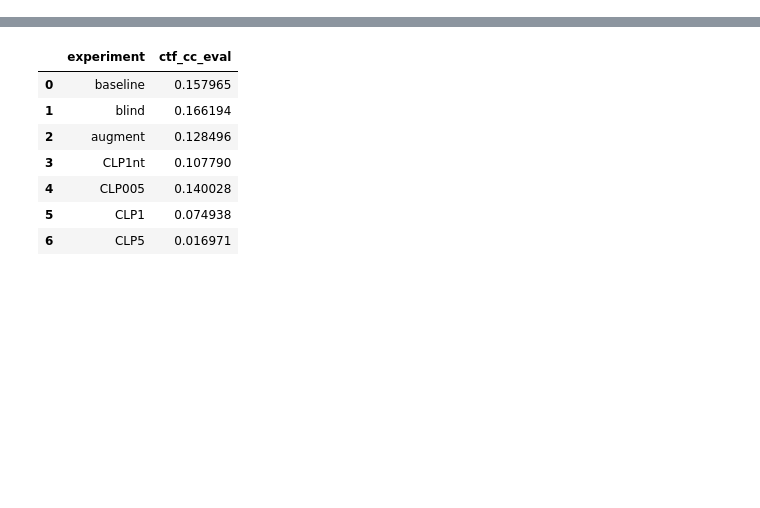
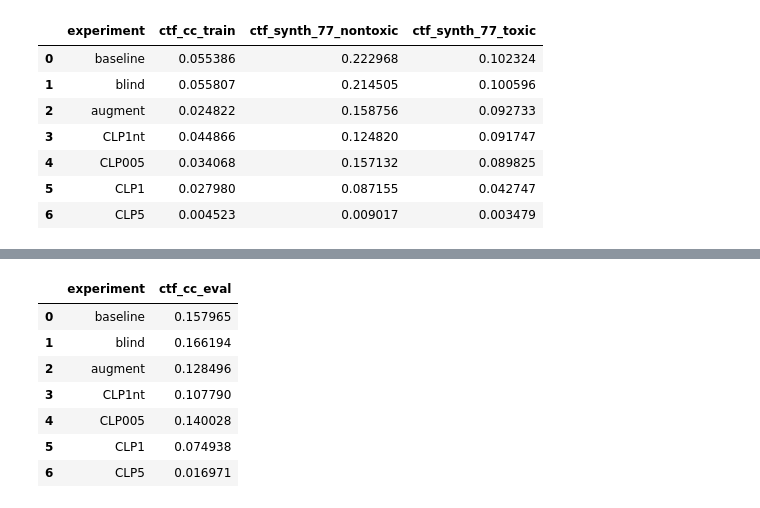
Before and after one commit to mtzig/NLP_CTF, a Jupyter notebook: notebooks/data_analysis-synthetic-test.ipynb, the cells around one changed output, grey strips where cells are left out. Drawn from its saved outputs; the diff is of its cells as text; code cells hidden in the pictures; blank space fills up the shorter version.

```diff
--- a/notebooks/data_analysis-synthetic-test.ipynb
+++ b/notebooks/data_analysis-synthetic-test.ipynb
@@ -13,2 +20,13 @@ dfs = [get_result(e) for e in experiments]
+# %%
+df_tab_77
+# %% [output]
+|  | experiment | ctf_cc_train | ctf_synth_77_nontoxic | ctf_synth_77_toxic |
+| 0 | baseline | 0.055386 | 0.222968 | 0.102324 |
+| 1 | blind | 0.055807 | 0.214505 | 0.100596 |
+| 2 | augment | 0.024822 | 0.158756 | 0.092733 |
+| 3 | CLP1nt | 0.044866 | 0.124820 | 0.091747 |
+| 4 | CLP005 | 0.034068 | 0.157132 | 0.089825 |
+| 5 | CLP1 | 0.027980 | 0.087155 | 0.042747 |
+| 6 | CLP5 | 0.004523 | 0.009017 | 0.003479 |
 # %%
 tab_1_results = []
```
Also changed, not shown: parts of 6 cells of this notebook, 15 other files.
